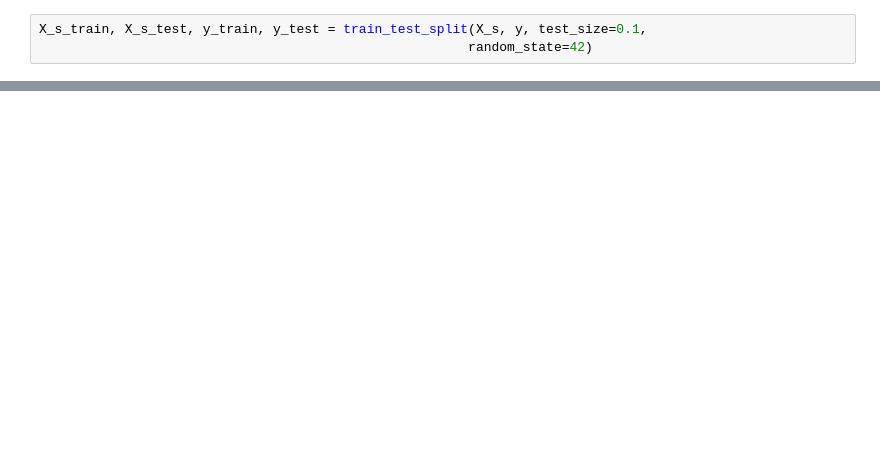
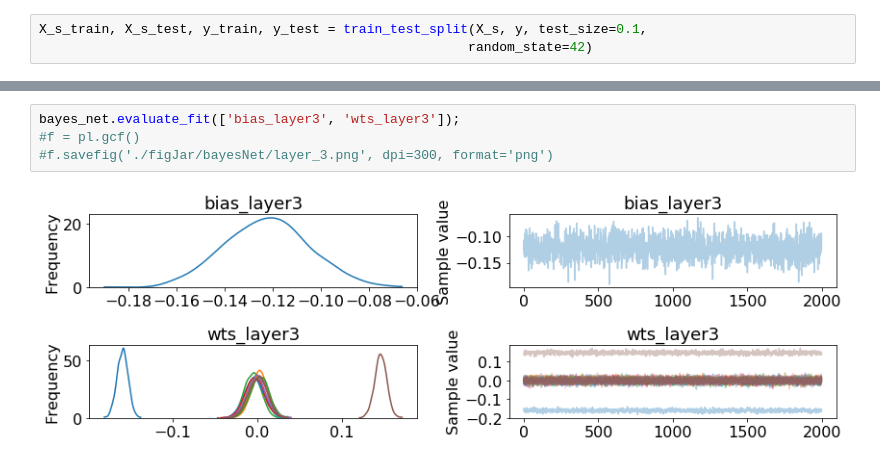
Before and after one commit to madHatter106/TOA_ML, a Jupyter notebook: TOA_ML_3_NN_2_DeepBayes.ipynb, the cells around one changed output, grey strips where cells are left out. Cells and saved outputs as stored; diff of their text form; blank space fills up the shorter version.

```diff
--- a/TOA_ML_3_NN_2_DeepBayes.ipynb
+++ b/TOA_ML_3_NN_2_DeepBayes.ipynb
@@ -64,0 +179,6 @@ bayes_net.show_model()
+# %%
+bayes_net.evaluate_fit(['bias_layer3', 'wts_layer3']);
+#f = pl.gcf()
+#f.savefig('./figJar/bayesNet/layer_3.png', dpi=300, format='png')
+# %% [output]
+[figure, added]
```
Also changed, not shown: parts of 37 cells of this notebook.
